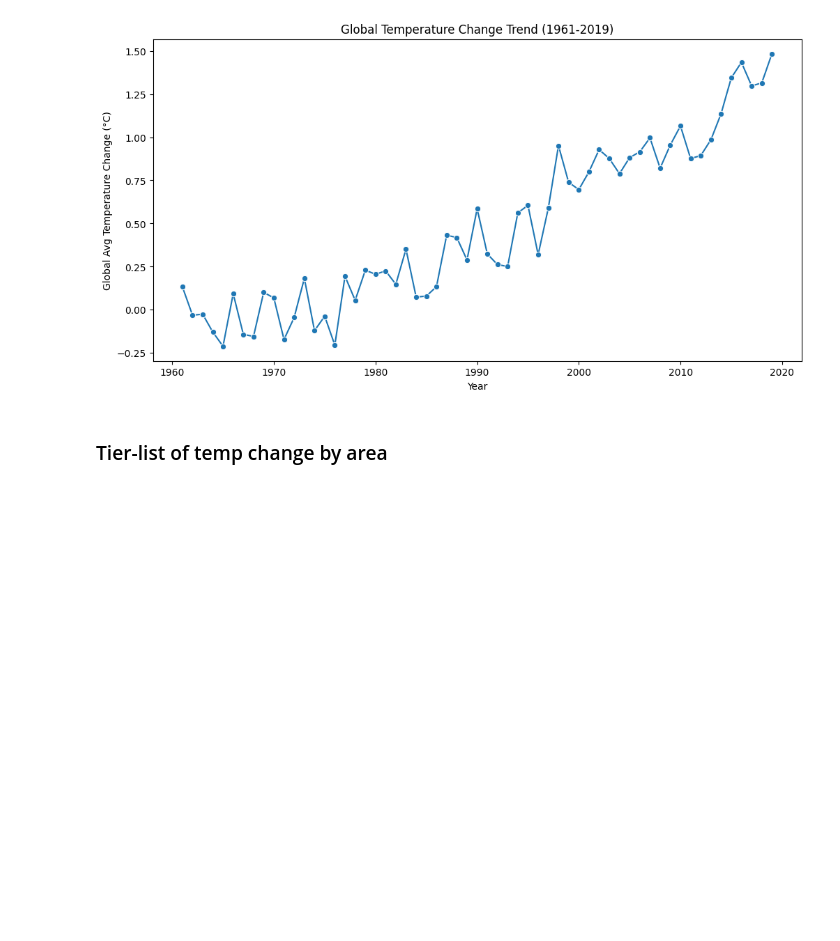
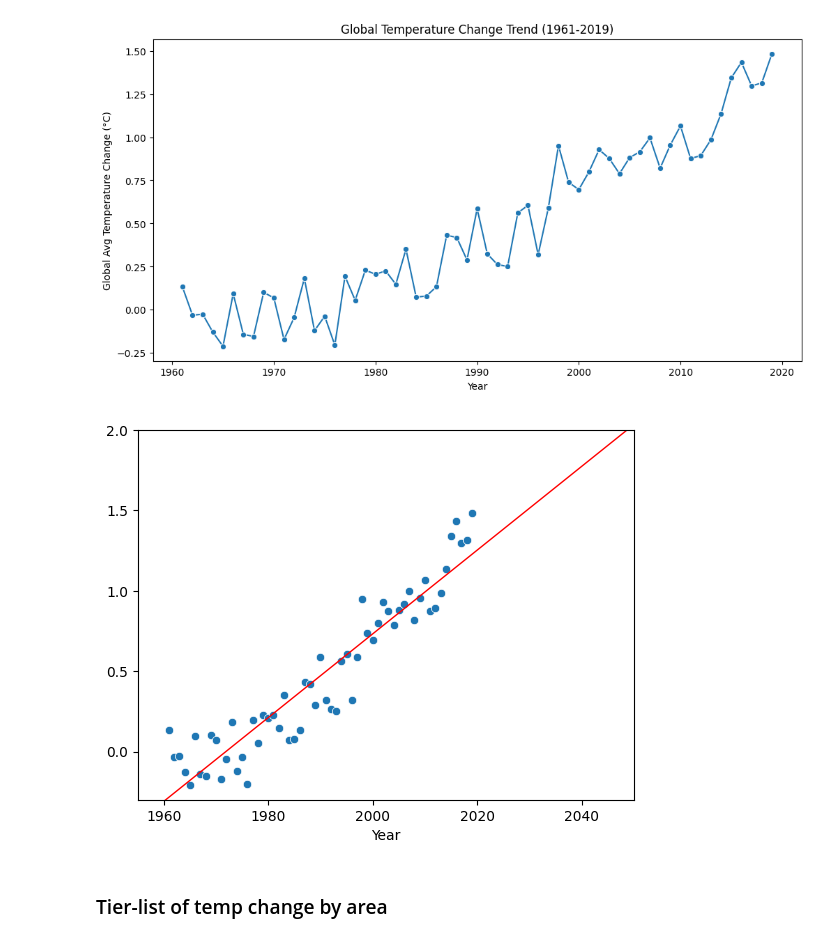
Before and after one commit to stacyshki/TemperatureChangeVisualization, a Jupyter notebook: FINAL PROJECT.ipynb, the cells around one changed output. Cells and saved outputs as stored; diff of their text form; code cells hidden in the pictures; blank space fills up the shorter version.

```diff
--- a/FINAL PROJECT.ipynb
+++ b/FINAL PROJECT.ipynb
@@ -194,6 +194,19 @@ plt.title("Global Temperature Change Trend (1961-2019)")
 plt.show()
 # %% [output]
 [figure]
+# %%
+x=global_avg.index
+y=global_avg.values
+fit = np.polyfit(x,y, 1)
+poly = np.poly1d(fit)
+sns.scatterplot(x = x, y = y)
+z = [1960,2050]
+plt.plot(z,poly(z),'r-', linewidth = 1)
+plt.xlim(1955,2050)
+plt.ylim(-0.3,2)
+plt.show()
+# %% [output]
+[figure, added]
 # %% [markdown]
 ### Tier-list of temp change by area
 # %%
```
